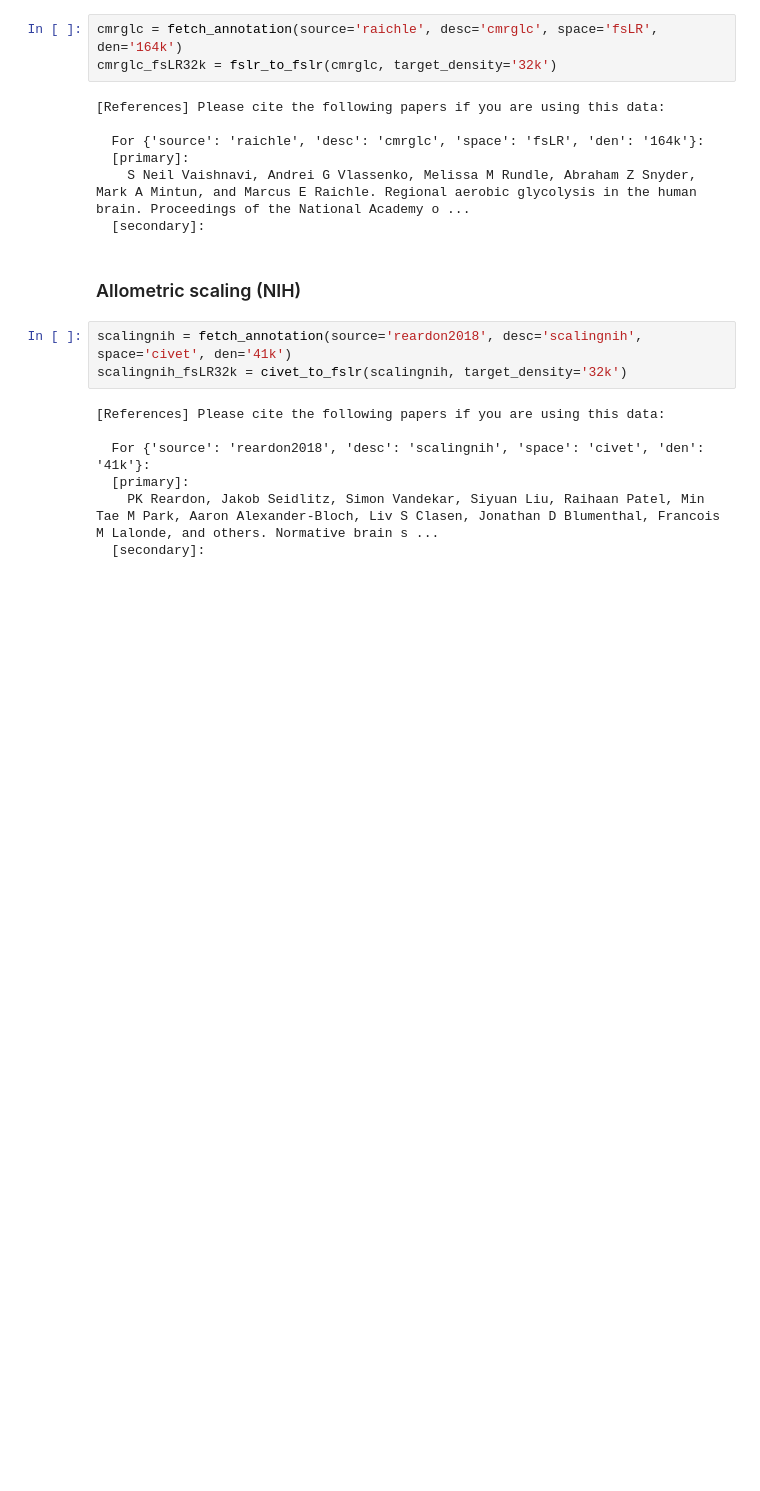
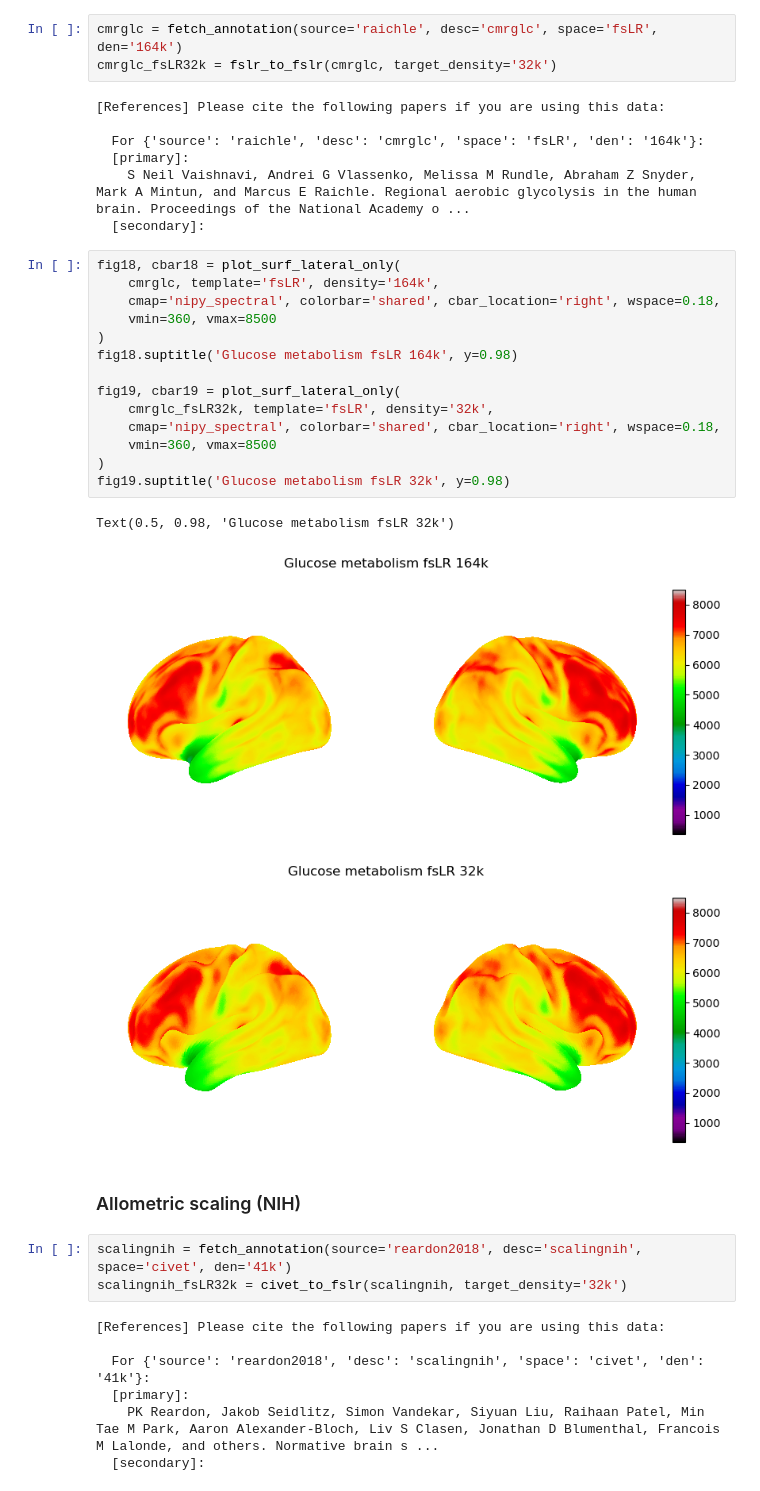
Before and after one commit to katrinasuherman/neuromaps-schizophrenia-thinning, a Jupyter notebook: transformations.ipynb, the cells around one changed output. Drawn from its saved outputs; the diff is of its cells as text; blank space fills up the shorter version.

```diff
--- a/transformations.ipynb
+++ b/transformations.ipynb
@@ -537,6 +462,24 @@ cmrglc_fsLR32k = fslr_to_fslr(cmrglc, target_density='32k')
   [primary]:
     S Neil Vaishnavi, Andrei G Vlassenko, Melissa M Rundle, Abraham Z Snyder, Mark A Mintun, and Marcus E Raichle. Regional aerobic glycolysis in the human brain. Proceedings of the National Academy o ...
   [secondary]:
+# %%
+fig18, cbar18 = plot_surf_lateral_only(
+    cmrglc, template='fsLR', density='164k',
+    cmap='nipy_spectral', colorbar='shared', cbar_location='right', wspace=0.18,
+    vmin=360, vmax=8500
+)
+fig18.suptitle('Glucose metabolism fsLR 164k', y=0.98)
+
+fig19, cbar19 = plot_surf_lateral_only(
+    cmrglc_fsLR32k, template='fsLR', density='32k',
+    cmap='nipy_spectral', colorbar='shared', cbar_location='right', wspace=0.18,
+    vmin=360, vmax=8500
+)
+fig19.suptitle('Glucose metabolism fsLR 32k', y=0.98)
+# %% [output]
+Text(0.5, 0.98, 'Glucose metabolism fsLR 32k')
+[figure, added]
+[figure, added]
 # %% [markdown]
 ### Allometric scaling (NIH)
 # %%
```
Also changed, not shown: parts of 19 cells of this notebook.
